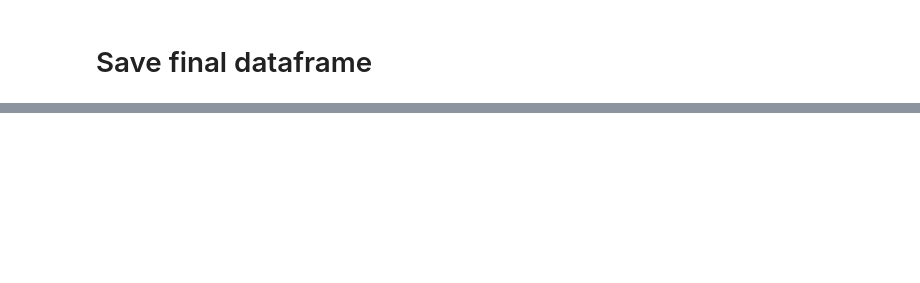
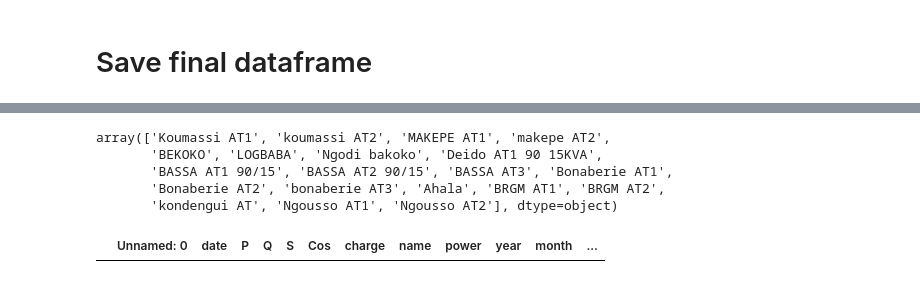
Before and after one commit to pascale25/Energy_electricity_project, a Jupyter notebook: Review_of_ENEO_V1.ipynb, the cells around one changed output, grey strips where cells are left out. Cells and saved outputs as stored; diff of their text form; code cells hidden in the pictures; blank space fills up the shorter version.

```diff
--- a/Review_of_ENEO_V1.ipynb
+++ b/Review_of_ENEO_V1.ipynb
@@ -1672,0 +1697,2 @@ df_final.to_csv('/content/gdrive/MyDrive/ENEO_project/df_final_jan_2023.csv')
+# %%
+df = pd.read_csv('/content/gdrive/MyDrive/ENEO_project/df_final_jan_2023.csv')
@@ -1672,0 +1717,12 @@ df_final.to_csv('/content/gdrive/MyDrive/ENEO_project/df_final_jan_2023.csv')
+# %%
+df.name.unique()
+# %% [output]
+array(['Koumassi AT1', 'koumassi AT2', 'MAKEPE AT1', 'makepe AT2',
+       'BEKOKO', 'LOGBABA', 'Ngodi bakoko', 'Deido AT1 90 15KVA',
+       'BASSA AT1 90/15', 'BASSA AT2 90/15', 'BASSA AT3', 'Bonaberie AT1',
+       'Bonaberie AT2', 'bonaberie AT3', 'Ahala', 'BRGM AT1', 'BRGM AT2',
+       'kondengui AT', 'Ngousso AT1', 'Ngousso AT2'], dtype=object)
+# %%
+df[df['name'] == ' DEIDO AT2 90/15kV' ]
+# %% [output]
+|  | Unnamed: 0 | date | P | Q | S | Cos | charge | name | power | year | month | ... |
```
Also changed, not shown: parts of 19 cells of this notebook.
